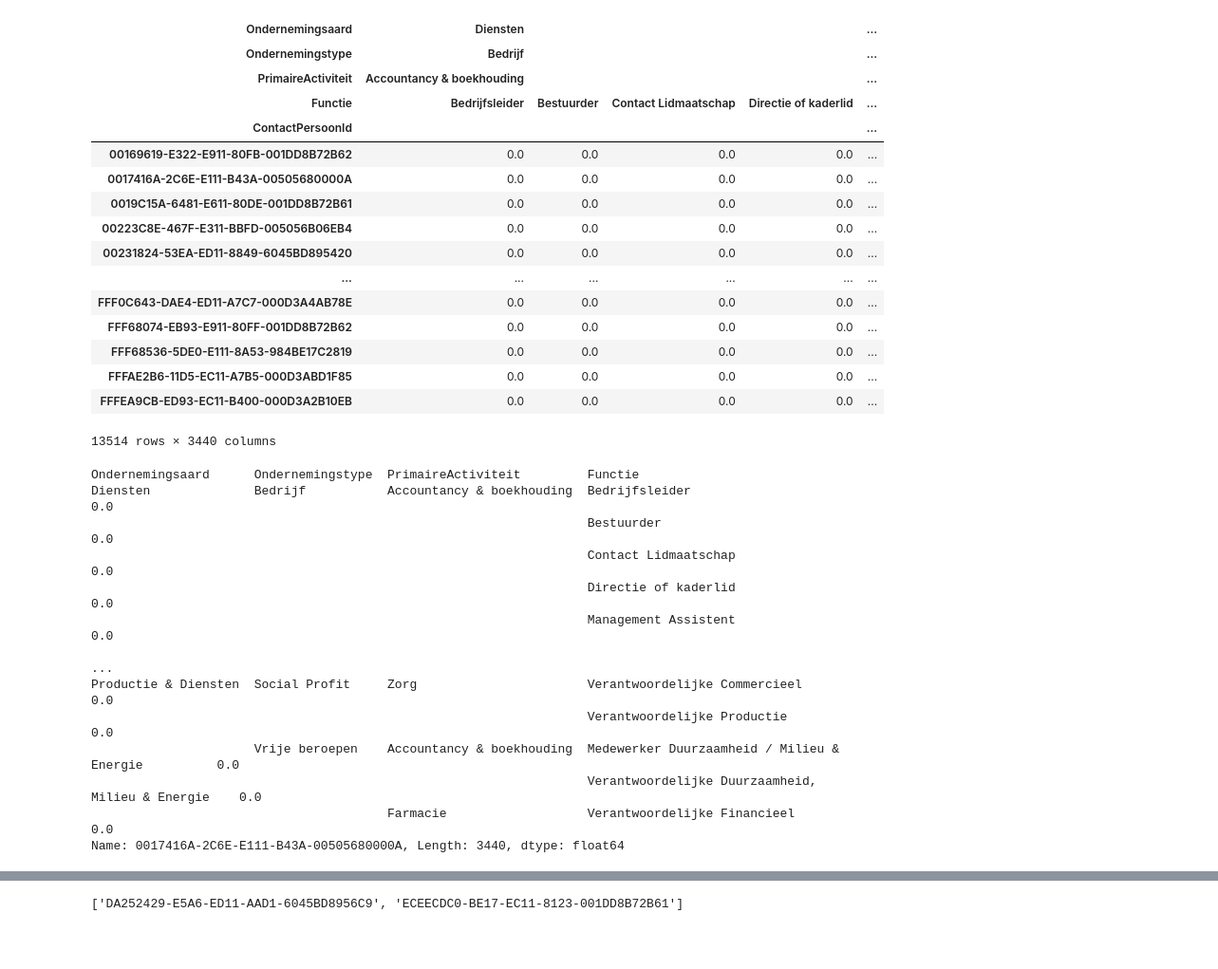
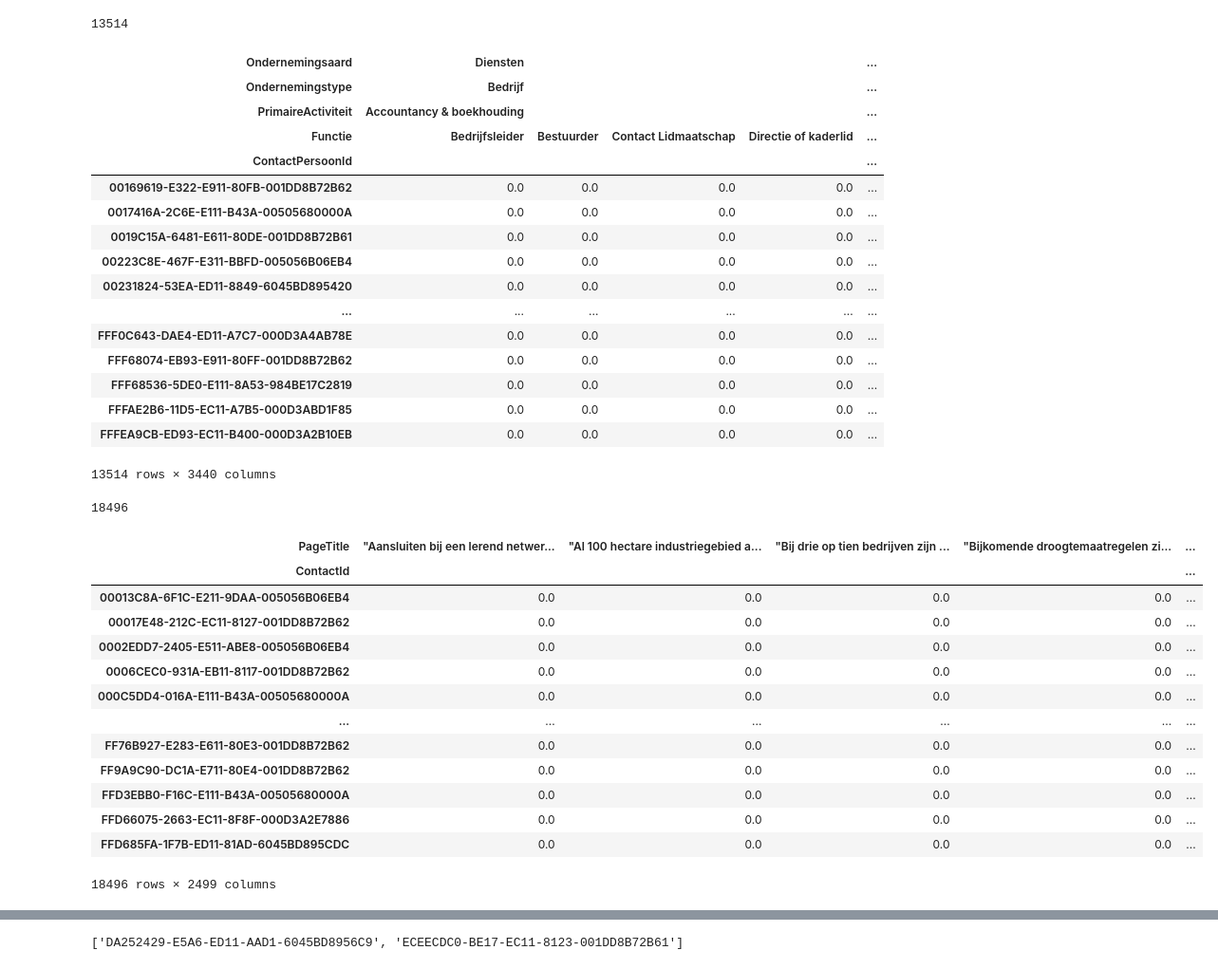
Before and after one commit to Pineapple217/HoGent-Data-Engineering-Project-2324, a Jupyter notebook: notebooks/User based Collaborative filtering/Userbased.ipynb, the cells around one changed output, grey strips where cells are left out. Shown at 95% size. Cells and saved outputs as stored; diff of their text form; code cells hidden in the pictures; blank space fills up the shorter version.

```diff
--- a/notebooks/User based Collaborative filtering/Userbased.ipynb
+++ b/notebooks/User based Collaborative filtering/Userbased.ipynb
@@ -36,7 +60,10 @@ df.head()
 # %%
-df_pivot = pd.pivot_table(df, index='ContactPersoonId', columns=['Ondernemingsaard', 'Ondernemingstype', 'PrimaireActiviteit', 'Functie'], values='rating', fill_value = 0)
-df_pivot
+df_pivot_main = pd.pivot_table(df, index='ContactPersoonId', columns=['Ondernemingsaard', 'Ondernemingstype', 'PrimaireActiviteit', 'Functie'], values='rating', fill_value = 0)
+df_pivot_main.sort_index(inplace=True)
+print(len(df_pivot_main.index))
+df_pivot_main
 # %% [output]
+13514
 | Ondernemingsaard | Diensten |  |  |  | ... |
 | Ondernemingstype | Bedrijf |  |  |  | ... |
 | PrimaireActiviteit | Accountancy & boekhouding |  |  |  | ... |
@@ -53,20 +80,25 @@ df_pivot
 | FFF68536-5DE0-E111-8A53-984BE17C2819 | 0.0 | 0.0 | 0.0 | 0.0 | ... |
 | FFFAE2B6-11D5-EC11-A7B5-000D3ABD1F85 | 0.0 | 0.0 | 0.0 | 0.0 | ... |
 | FFFEA9CB-ED93-EC11-B400-000D3A2B10EB | 0.0 | 0.0 | 0.0 | 0.0 | ... |
-13514 rows × 3440 columns
+13514 rows × 3440 columns
-# %%
-df_pivot.iloc[1]
-# %% [output]
-Ondernemingsaard      Ondernemingstype  PrimaireActiviteit         Functie
-Diensten              Bedrijf           Accountancy & boekhouding  Bedrijfsleider                                      0.0
-                                                                   Bestuurder                                          0.0
-                                                                   Contact Lidmaatschap                                0.0
-                                                                   Directie of kaderlid                                0.0
-                                                                   Management Assistent                                0.0
-                                                                                                                      ...
-Productie & Diensten  Social Profit     Zorg                       Verantwoordelijke Commercieel                       0.0
-                                                                   Verantwoordelijke Productie                         0.0
-                      Vrije beroepen    Accountancy & boekhouding  Medewerker Duurzaamheid / Milieu & Energie          0.0
-                                                                   Verantwoordelijke Duurzaamheid, Milieu & Energie    0.0
-                                        Farmacie                   Verantwoordelijke Financieel                        0.0
-Name: 0017416A-2C6E-E111-B43A-00505680000A, Length: 3440, dtype: float64
+# %%
+df_pivot_pageviews = pd.pivot_table(df_pageviews, index='ContactId', columns=['PageTitle'], values='rating', fill_value = 0)
+df_pivot_pageviews.sort_index(inplace=True)
+print(len(df_pivot_pageviews.index))
+df_pivot_pageviews
+# %% [output]
+18496
+| PageTitle | "Aansluiten bij een lerend netwer... | "Al 100 hectare industriegebied a... | "Bij drie op tien bedrijven zijn ... | "Bijkomende droogtemaatregelen zi... | ... |
+| ContactId |  |  |  |  | ... |
+| 00013C8A-6F1C-E211-9DAA-005056B06EB4 | 0.0 | 0.0 | 0.0 | 0.0 | ... |
+| 00017E48-212C-EC11-8127-001DD8B72B62 | 0.0 | 0.0 | 0.0 | 0.0 | ... |
+| 0002EDD7-2405-E511-ABE8-005056B06EB4 | 0.0 | 0.0 | 0.0 | 0.0 | ... |
+| 0006CEC0-931A-EB11-8117-001DD8B72B62 | 0.0 | 0.0 | 0.0 | 0.0 | ... |
+| 000C5DD4-016A-E111-B43A-00505680000A | 0.0 | 0.0 | 0.0 | 0.0 | ... |
+| ... | ... | ... | ... | ... | ... |
+| FF76B927-E283-E611-80E3-001DD8B72B62 | 0.0 | 0.0 | 0.0 | 0.0 | ... |
+| FF9A9C90-DC1A-E711-80E4-001DD8B72B62 | 0.0 | 0.0 | 0.0 | 0.0 | ... |
+| FFD3EBB0-F16C-E111-B43A-00505680000A | 0.0 | 0.0 | 0.0 | 0.0 | ... |
+| FFD66075-2663-EC11-8F8F-000D3A2E7886 | 0.0 | 0.0 | 0.0 | 0.0 | ... |
+| FFD685FA-1F7B-ED11-81AD-6045BD895CDC | 0.0 | 0.0 | 0.0 | 0.0 | ... |
+18496 rows × 2499 columns
```
Also changed, not shown: parts of 5 cells of this notebook, 1 other file.
